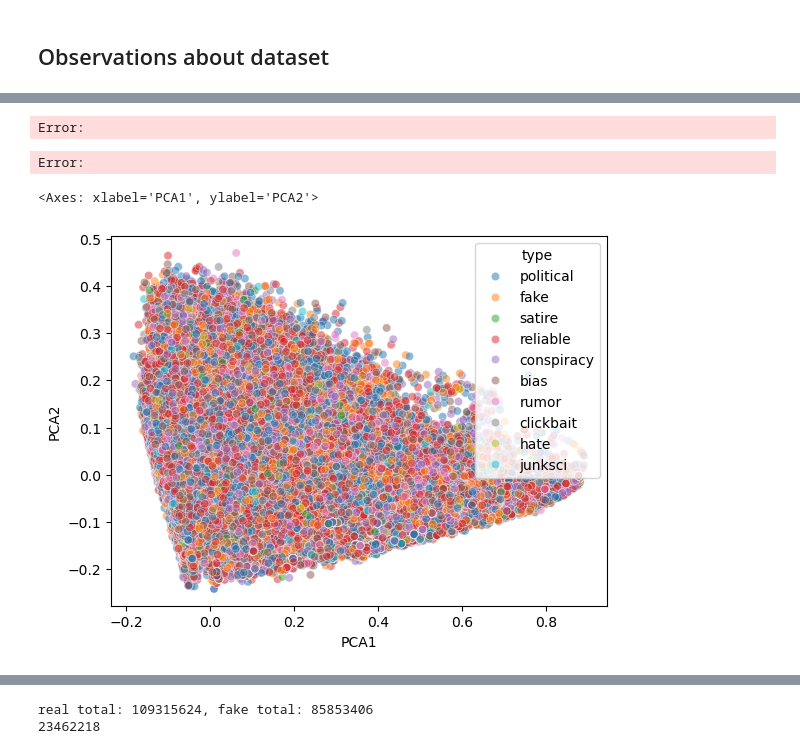
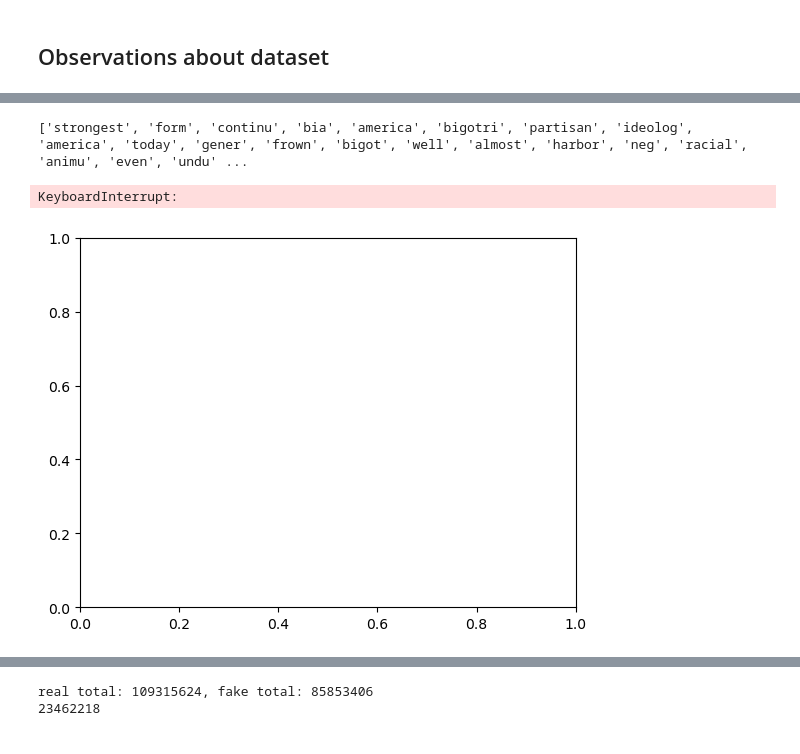
Before and after one commit to Laplace0000/GDS_TwoTime, a Jupyter notebook: src/project.ipynb, the cells around one changed output, grey strips where cells are left out. Cells and saved outputs as stored; diff of their text form; code cells hidden in the pictures.

```diff
--- a/src/project.ipynb
+++ b/src/project.ipynb
@@ -241,7 +240,8 @@ def processData(data, column, stemming=True):
             # Remove excess whitespace
             text = re.sub(r"\s+", " ", text).strip()
             # remove non-ascii
-            text = text.encode("ascii", "ignore").decode()
+            text = re.sub(r'[^\w _]+', '', text)
+
             #replace dates
             text = re.sub(r"(0[1-9]|[1-2][0-9]|3[0-1])[-/.]?(0[1-9]|1[0-2])[-/.]?([0-9]{2}|[0-9]{4})", " __DATE__ ", text)  # Replace date type 1
             text = re.sub(r"(0[1-9]|[1-2][0-9]|3[0-1])\s([A-Za-z]{3})\s([0-9]{2}|[0-9]{4})", " __DATE__ ", text)  # Replace date type 2
@@ -304,5 +304,5 @@ fakeNewsCorpus = pd.read_csv(dataPath + "995,000_rows.csv")
 print(fakeNewsCorpus.head())
 print(fakeNewsCorpus['content'].shape)
 news_noDup = fakeNewsCorpus.drop_duplicates(subset=['content']).dropna(subset=['content']).reset_index(drop=True)
-print(fakeNewsCorpus['content'].shape)
+news_noDup = news_noDup.loc[(news_noDup['type']!='unknown') & (news_noDup['type']!='unreliable') & (news_noDup['type'] != '2018-02-10 13:43:39.521661')]
 # %% [output]
@@ -362,28 +398,33 @@ print(newunique_values)
 # requires running all_dist loading out fo order, since we need word distributions
 
 from sklearn.decomposition import PCA
-import seaborn as sns
 from sklearn.feature_extraction.text import TfidfVectorizer
 
-vocab = fndf["content"].explode().value_counts().index[:10000]
+#vocab = fndf["content"].explode().value_counts().index[:10000]
 
 #vocab = {val for (val, _) in all_dist.most_common(10000)}
-tfidf_all_model = TfidfVectorizer(analyzer=lambda x: x, vocabulary=vocab)
+tfidf_all_model = TfidfVectorizer(analyzer=lambda x: x, max_features=10000)
 tfidf_vec = tfidf_all_model.fit_transform(fndf["content"])
-
-PCA_model = PCA(n_components=2)
-PCA_data = PCA_model.fit_transform(tfidf_vec)
-PCA_df = pd.DataFrame(PCA_data, columns=["PCA1", "PCA2"])
-PCA_df["type"] = fndf["type"]
-
-sns.kdeplot(data=PCA_df, x="PCA1", y="PCA2", hue="type", fill=False, alpha=0.5)
-#sns.kdeplot(x=PCA_real[:, 0], y=PCA_real[:, 1],color="blue", thresh=0.15)
-#sns.kdeplot(x=PCA_fake[:, 0], y=PCA_fake[:, 1],color="red", thresh=0.15, alpha=0.7)
-# %% [output]
-Error:
-Error:
+# %%
+print(fndf["content"][100])
+# %% [output]
+['strongest', 'form', 'continu', 'bia', 'america', 'bigotri', 'partisan', 'ideolog', 'america', 'today', 'gener', 'frown', 'bigot', 'well', 'almost', 'harbor', 'neg', 'racial', 'animu', 'even', 'undu' ...
+# %%
+from sklearn.decomposition import TruncatedSVD
+
+tfidf_vec_scale = tfidf_vec
+PCA_model = PCA(n_components=2)
+#PCA_data = PCA_model.fit_transform(tfidf_vec_scale)
+PCA_real = PCA_model.fit_transform(tfidf_vec_scale[fndf["type"]==0])
+PCA_fake = PCA_model.fit_transform(tfidf_vec_scale[fndf["type"]==1])
+#PCA_df = pd.DataFrame([PCA_real, PCA_fake], columns=["PCA1", "PCA2"])
+PCA_df = pd.concat([pd.DataFrame(PCA_real, columns=["PCA1", "PCA2"]), pd.DataFrame(PCA_fake, columns=["PCA1", "PCA2"])])
+PCA_df["type"] = fndf["type"]
+
+#sns.kdeplot(x=PCA_real[:, 0], y=PCA_real[:, 1],color="blue", thresh=0.15)
+#sns.kdeplot(x=PCA_fake[:, 0], y=PCA_fake[:, 1],color="red", thresh=0.15, alpha=0.7)
 # %%
-sns.scatterplot(data=PCA_df, x="PCA1", y="PCA2", hue="type", alpha=0.5)
+sns.kdeplot(data=PCA_df, x="PCA1", y="PCA2", hue="type", fill=False, alpha=0.5)
 # %% [output]
-<Axes: xlabel='PCA1', ylabel='PCA2'>
+KeyboardInterrupt:
-[figure, old version]
+[figure, new version]
```
Also changed, not shown: parts of 68 cells of this notebook.
